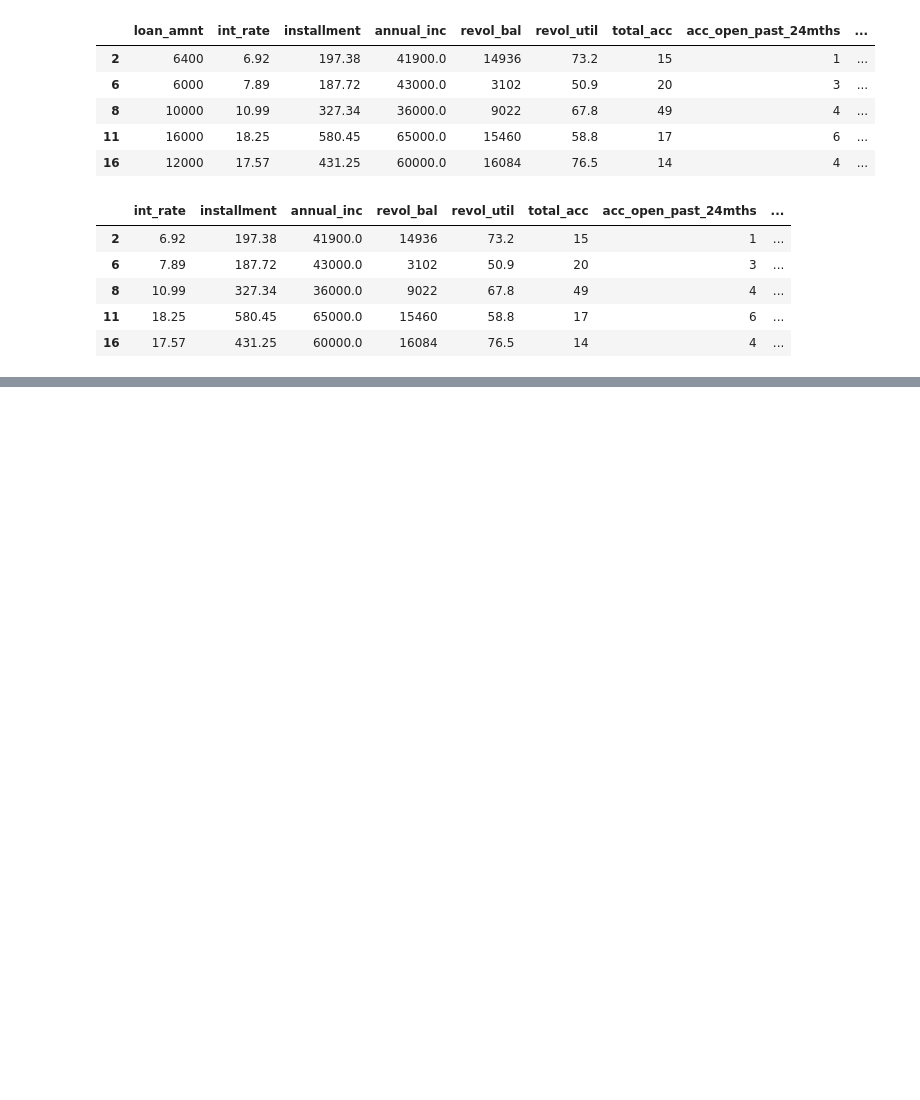
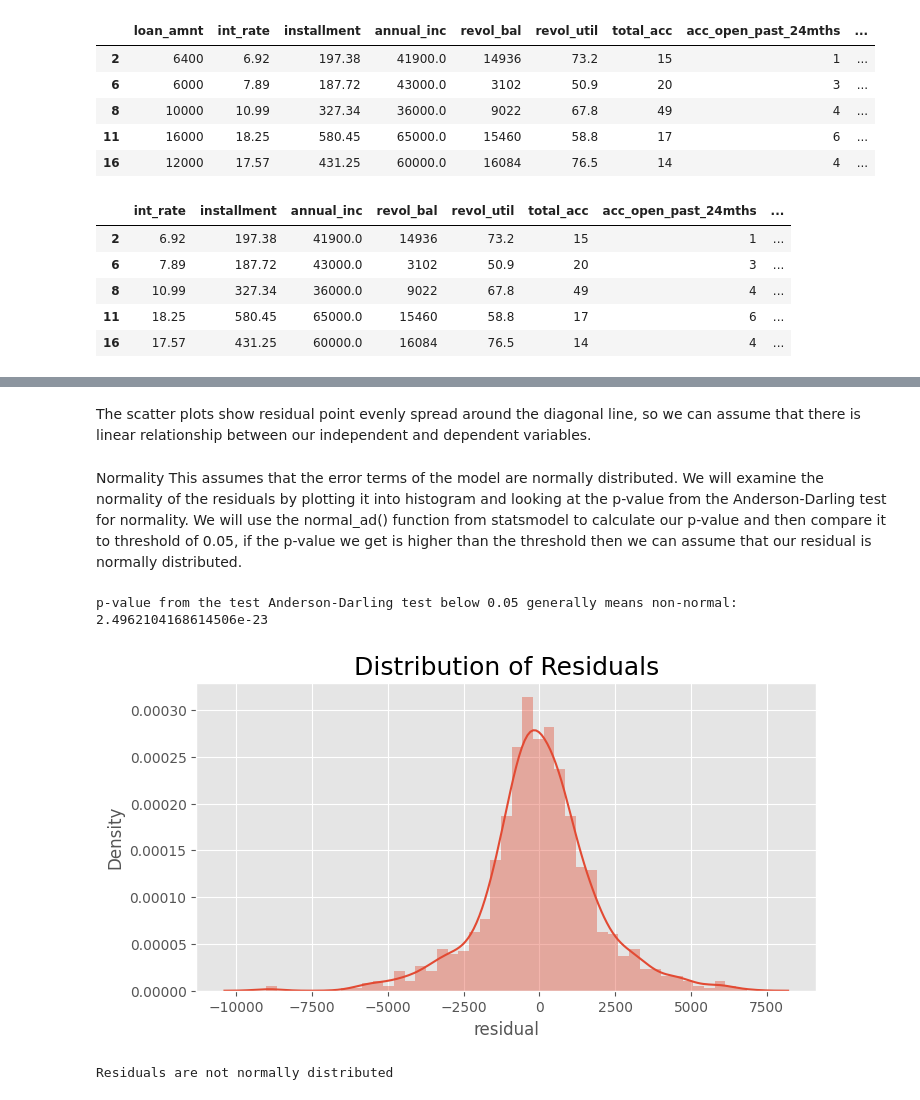
Before and after one commit to gmarambaia/gmarambaia, a Jupyter notebook: Capstone_Coursera_Part2.ipynb, the cells around one changed output, grey strips where cells are left out. Cells and saved outputs as stored; diff of their text form; code cells hidden in the pictures; blank space fills up the shorter version.

```diff
--- a/Capstone_Coursera_Part2.ipynb
+++ b/Capstone_Coursera_Part2.ipynb
@@ -80,0 +246,27 @@ df.head()
+# %% [markdown]
+The scatter plots show residual point evenly spread around the diagonal line, so we can assume that there is linear relationship between our independent and dependent variables.
+# %% [markdown]
+Normality
+This assumes that the error terms of the model are normally distributed. We will examine the normality of the residuals by plotting it into histogram and looking at the p-value from the Anderson-Darling test for normality. We will use the normal_ad() function from statsmodel to calculate our p-value and then compare it to threshold of 0.05, if the p-value we get is higher than the threshold then we can assume that our residual is normally distributed.
+# %%
+from statsmodels.stats.diagnostic import normal_ad
+
+# Performing the test on the residuals
+p_value = normal_ad(df['residual'])[1]
+print('p-value from the test Anderson-Darling test below 0.05 generally means non-normal:', p_value)
+
+# Plotting the residuals distribution
+plt.subplots(figsize=(8, 4))
+plt.title('Distribution of Residuals', fontsize=18)
+sns.distplot(df['residual'])
+plt.show()
+
+# Reporting the normality of the residuals
+if p_value < 0.05:
+    print('Residuals are not normally distributed')
+else:
+    print('Residuals are normally distributed')
+# %% [output]
+p-value from the test Anderson-Darling test below 0.05 generally means non-normal: 2.4962104168614506e-23
+[figure, added]
+Residuals are not normally distributed
```
Also changed, not shown: parts of 39 cells of this notebook.
